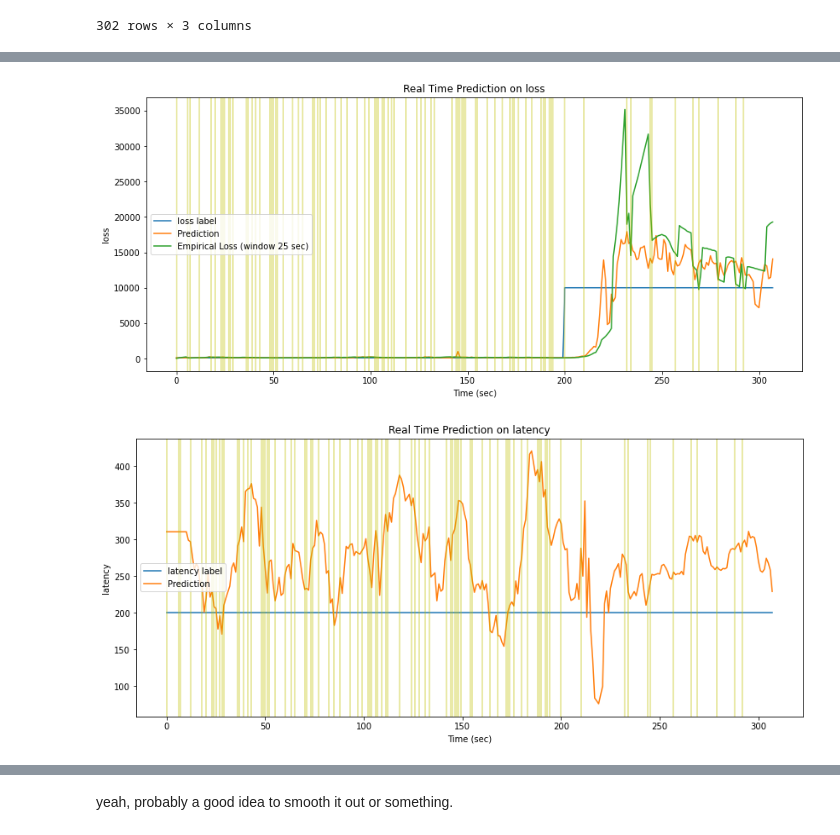
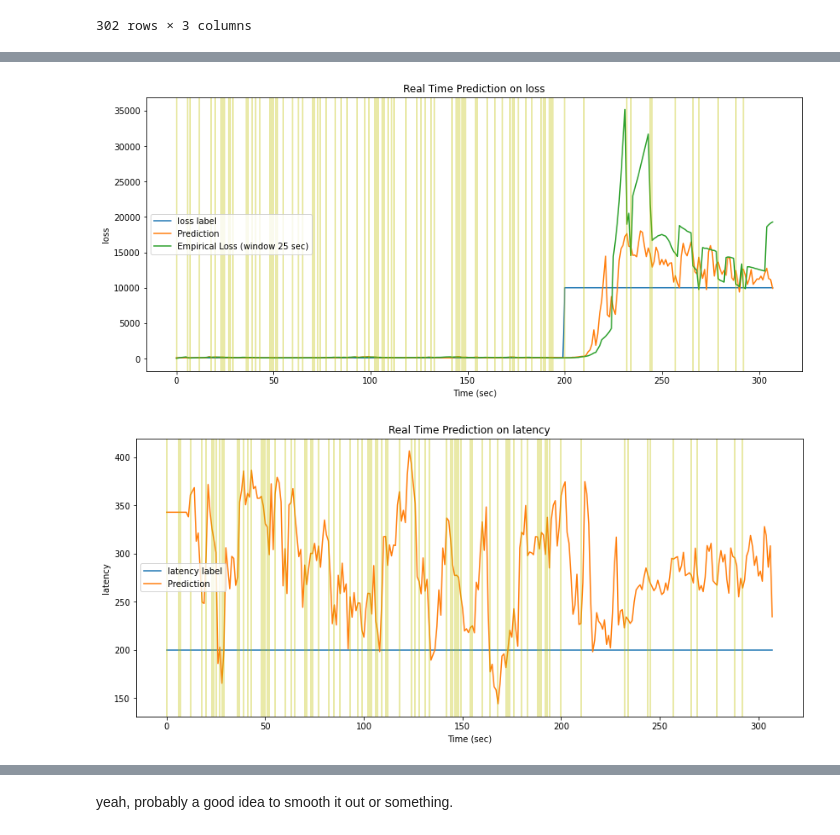
Before and after one commit to LauraDiao/Anomaly_Detectives, a Jupyter notebook: wk6.ipynb, the cells around one changed output, grey strips where cells are left out. Saved outputs shown, nothing was run; the diff lists cells and outputs as text; code cells hidden in the pictures.

```diff
--- a/wk6.ipynb
+++ b/wk6.ipynb
@@ -71,3 +74,6 @@ df[['loss', 'latency', 'switch_label']] # labels!
 | 306 | 10000 | 200 | 200 |
 | 307 | 10000 | 200 | 200 |
 302 rows × 3 columns
+# %%
+ct = pd.read_csv("outputs/combined_transform.csv")
+ct.columns
@@ -74,11 +121,11 @@ df[['loss', 'latency', 'switch_label']] # labels!
 # %%
-def gen_model(df, label, emplosswindow=25):
+def gen_model(df, label, emplosswindow=25, n_jobs=-1, n_estimators=200):
     """generates predictive model and outputs predictions to new column in input df"""
     if label == "loss":
-        # latency features
+        # loss features
         indexcol = ["byte_ratio", "pkt_ratio", "time_spread", "total_bytes", "2->1Pkts"]
     else:
-        # loss features
+        # latency features
         indexcol = [
             "total_pkts",
             "total_pkt_sizes",
@@ -87,20 +134,22 @@ def gen_model(df, label, emplosswindow=25):
             "mean_tdelta",
             "max_tdelta",
             "time_spread",
-            "longest_seq"
+            "longest_seq",
         ]
 
     ## takes transformed datababy from outputs (should be in gdrive)
-    ct = pd.read_csv("outputs/combined_transform.csv").rename(
-        {"mean_tdelta.1": "mean_tdelta_amin", "mean_tdelta.2": "mean_tdelta_amax"},
-        axis=1,
-    )
+    ct = pd.read_csv("outputs/combined_transform.csv")
 
     X_train, X_test, y_train, y_test = train_test_split(
         ct[[x for x in indexcol if x in df.columns]], ct[label]
     )
     # print(X_train.shape, X_test.shape, y_train.shape, y_test.shape)
-    mdl = RandomForestRegressor(n_estimators=100, n_jobs=4)
+    # mdl = RandomForestRegressor(n_estimators=100, n_jobs=4)
+    # mdl = ExtraTreesRegressor(n_estimators=100, n_jobs=4)
+    mdl = Pipeline(steps=[
+        ('reduce_dim', PCA(4)),
+        ('clf', ExtraTreesRegressor(n_jobs=n_jobs, n_estimators=n_estimators))])
+
     mdl = mdl.fit(X_train, y_train)
 
     df["prediction"] = mdl.predict(
@@ -133,36 +182,53 @@ def gen_model(df, label, emplosswindow=25):
 
     if label == "loss":
         plt.legend(
             [
                 f"{label} label",
                 "Prediction",
                 f"Empirical Loss (window {emplosswindow} sec)",
             ],
             loc="center left",
         )
     else:
         plt.legend(
             [
                 f"{label} label",
                 "Prediction",
             ],
             loc="center left",
         )
     for i in df[~df["event"].isnull()].index:
         plt.axvline(x=i, color="y", alpha=0.45)
 
     ## adds new column to df
-    df[f"pred_{label}"] = mdl.predict(df[indexcol].rolling(10, min_periods=1).mean())
+    df[f"pred_{label}"] = mdl.predict(df.rolling(10, min_periods=1)[indexcol].mean())
+    # df[f"pred_{label}"] = mdl.predict(df.rolling(10, min_periods=1).agg({
+    #     'total_bytes': [pd.Series.mean],
+    #     '1->2Bytes': [np.mean, np.var],
+    #     '2->1Bytes': [np.mean, np.var],
+    #     '1->2Pkts': [np.mean, np.var],
+    #     '2->1Pkts': [np.mean, np.var],
+    #     'total_pkts': [np.mean, np.min, np.max],
+    #     'number_ms': [np.mean, np.var],
+    #     'pkt_ratio': [np.mean, np.var],
+    #     'time_spread': [np.mean, np.min, np.max],
+    #     'pkt sum': [np.mean, np.var],
+    #     'longest_seq': [np.mean, np.min, np.max],
+    #     'total_pkt_sizes': [np.mean, np.var],
+    #     'byte_ratio': [np.mean, np.var],
+    #     'mean_tdelta': [np.mean, np.min, np.max, np.var],
+    #     'max_tdelta': [np.mean, np.min, np.max]
+    # }))[indexcol]
 
     return mdl
 
 
 #
 lossmodel = gen_model(df, "loss")
 latmodel = gen_model(df, "latency")
 # %% [output]
-[figure, old version]
+[figure, new version]
-[figure, old version]
+[figure, new version]
 # %%
 df[['loss', 'latency', 'pred_loss', 'pred_latency']]
 # %% [output]
```
Also changed, not shown: parts of 26 cells of this notebook, 3 other files.
